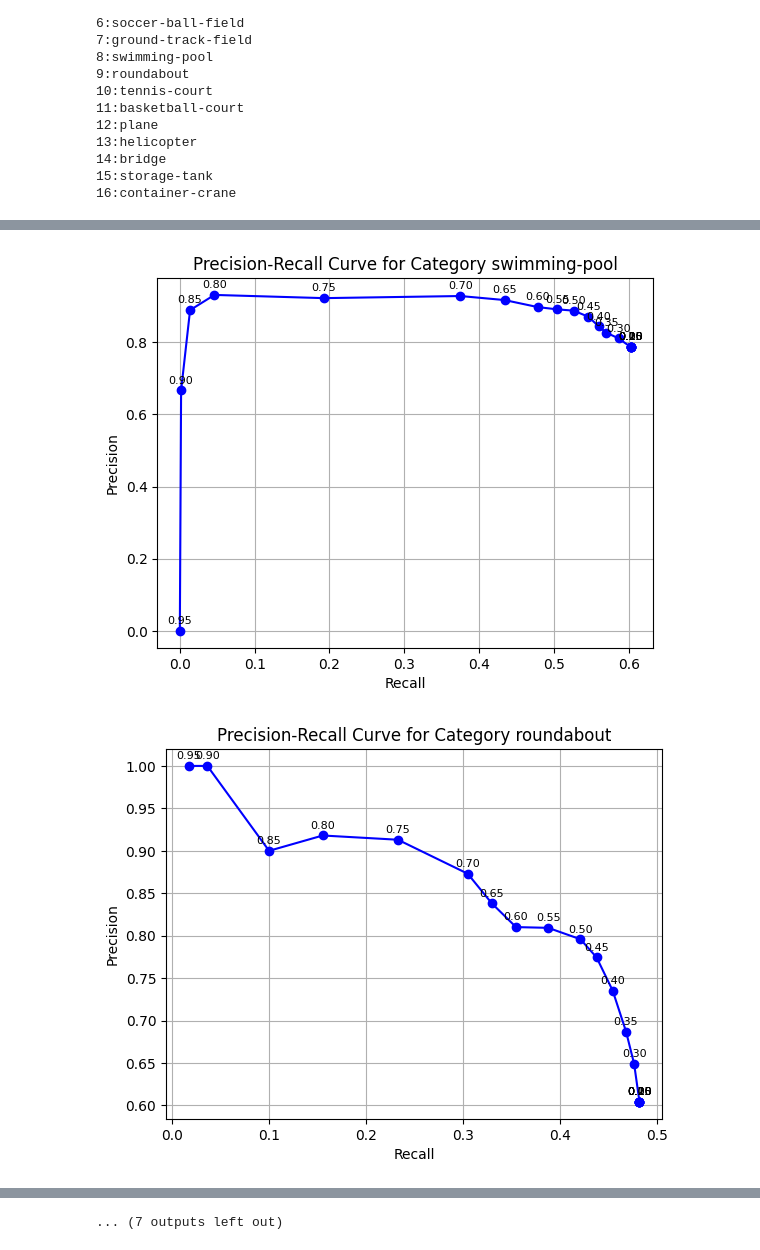
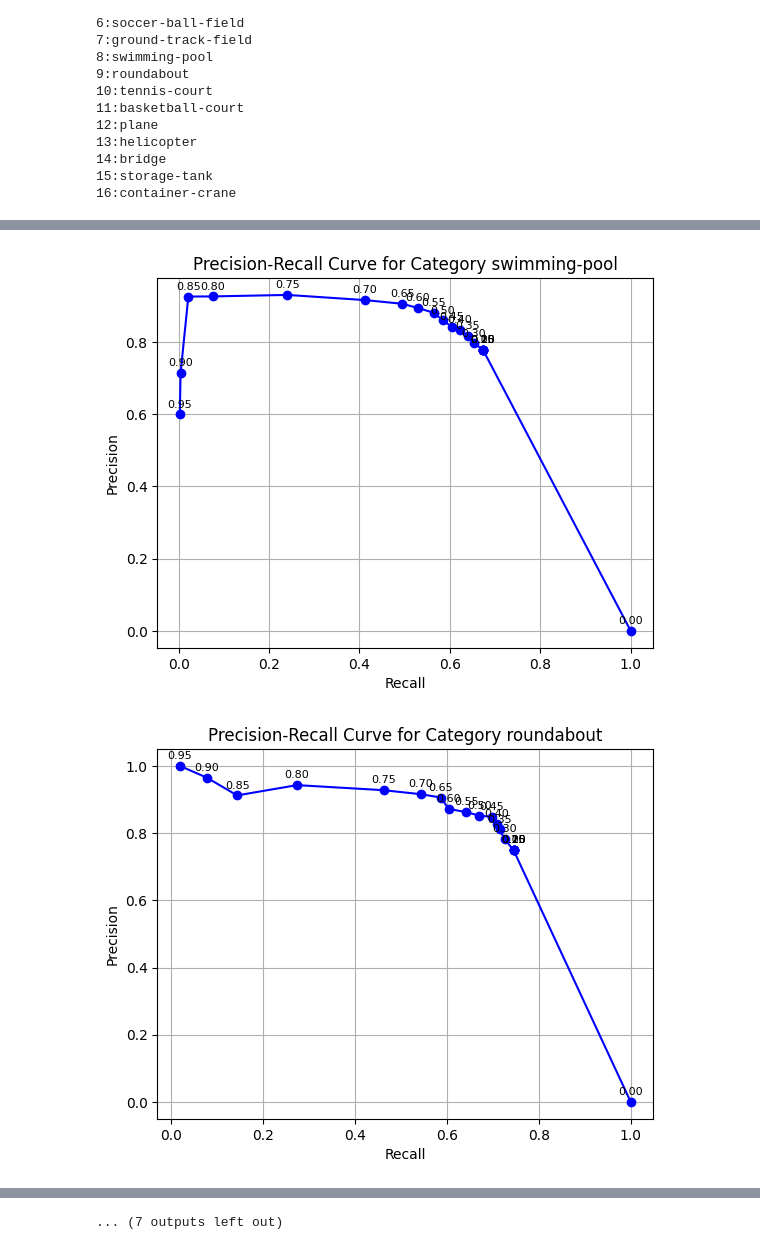
Before and after one commit to NealGross1/practicum, a Jupyter notebook: eval_yolo_results.ipynb, the cells around one changed output, grey strips where cells are left out. Saved outputs shown, nothing was run; the diff lists cells and outputs as text; code cells hidden in the pictures.

```diff
--- a/eval_yolo_results.ipynb
+++ b/eval_yolo_results.ipynb
@@ -28,9 +28,15 @@ def generate_pr_curves_over_conf(val_coco, pred_coco, iou_thresh=0.45, conf_thre
             precision_recall = eval_coco(val_coco, pred_coco, iou_thresh=iou_thresh, conf_thresh=conf_thresh)
 
         for cat_id, pr in precision_recall.items():
-            pr_curves[cat_id]['precision'].append(pr['Precision'])
-            pr_curves[cat_id]['recall'].append(pr['Recall'])
+
             pr_curves[cat_id]['conf_thresh'].append(conf_thresh)
+            if conf_thresh == 0:
+                pr_curves[cat_id]['precision'].append(0.0)
+                pr_curves[cat_id]['recall'].append(1.0)
+            else:
+                pr_curves[cat_id]['precision'].append(pr['Precision'])
+                pr_curves[cat_id]['recall'].append(pr['Recall'])
+
 
     return pr_curves
 
@@ -131,16 +138,19 @@ cocoDts = []
 #names = ['base','blur','rotation','drop_pixel']
 #out_dirs =[ f'{coco_dir}{res_dir}' for res_dir in ['','/blur','/rotation','/drop_pixel']]
 #res_file_paths =[ f'{coco_dir}{res_dir}/YOLO_coco_results_list.json' for res_dir in ['','/blur','/rotation','/drop_pixel']]
-names = ['drop_pixel']
-out_dirs =[ f'{coco_dir}{res_dir}' for res_dir in ['/drop_pixel']]
-res_file_paths =[ f'{coco_dir}{res_dir}/YOLO_coco_results_list.json' for res_dir in ['/drop_pixel']]
+#names = ['plane_ship_aug_results']
+#result_dirs = ['/plane_ship_aug_results']
+names = ['base']
+result_dirs = ['']
+out_dirs =[ f'{coco_dir}{res_dir}' for res_dir in result_dirs ]
+res_file_paths =[ f'{coco_dir}{res_dir}/YOLO_coco_results_list.json' for res_dir in result_dirs]
 # %%
 for resFile, out_dir, name in zip(res_file_paths, out_dirs, names):
     cocoDt =cocoGt.loadRes(resFile)
     results = eval_coco(val_coco, resFile, iou_thresh=0.45, conf_thresh=.20)
     for key, val in results.items():
         print(f'{key}:{val}')
-    with open(f'{out_dir}/coco_eval_results.josn', 'w') as f:
+    with open(f'{out_dir}/coco_eval_results.json', 'w') as f:
         json.dump(results, f, indent=4)
 
     # Generate PR curves data over confidence thresholds
@@ -167,7 +177,7 @@ for resFile, out_dir, name in zip(res_file_paths, out_dirs, names):
     # precision has shape [T, R, K, A, M] where
     # T: IoU thresholds, R: recall thresholds, K: number of categories, A: area ranges, M: max detections
 
-    print("Precision shape:", precision.shape)
+    #print("Precision shape:", precision.shape)
 
     ap_per_class = {}
     for i, cat_id in enumerate(categories):
@@ -227,2 +237,2 @@ Category: container-crane, AP: 0.0331
-[figure, old version]
+[figure, new version]
-[figure, old version]
+[figure, new version]
```
Also changed, not shown: parts of 2 cells of this notebook, 1 other file.
